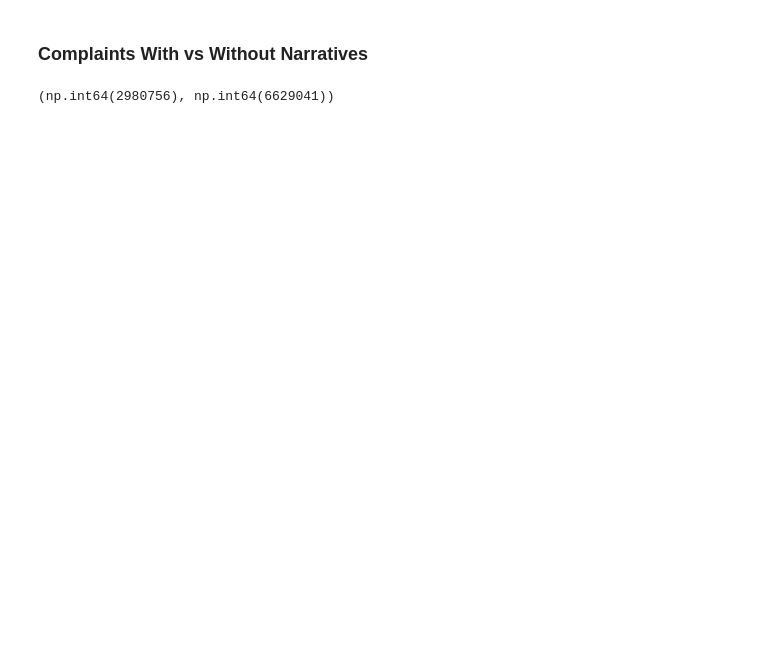
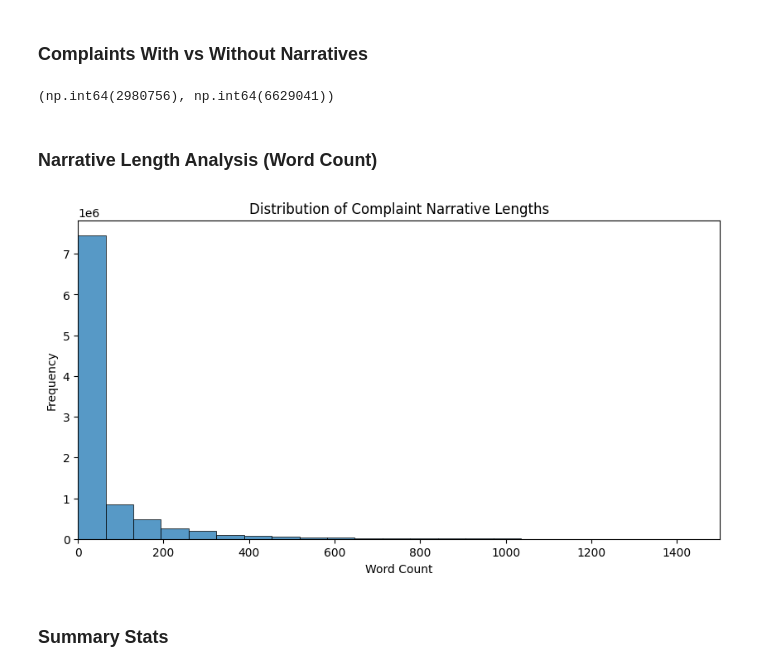
Before and after one commit to Abrhammmo/Complaint-Analysis-for-Financial-Services, a Jupyter notebook: notebooks/compliant-EDA.ipynb, the cells around one changed output. Drawn from its saved outputs; the diff is of its cells as text; code cells hidden in the pictures; blank space fills up the shorter version.

```diff
--- a/notebooks/compliant-EDA.ipynb
+++ b/notebooks/compliant-EDA.ipynb
@@ -80,3 +94,24 @@ without_narrative = df.shape[0] - with_narrative
 with_narrative, without_narrative
 # %% [output]
 (np.int64(2980756), np.int64(6629041))
+# %% [markdown]
+### Narrative Length Analysis (Word Count)
+# %%
+df["narrative_word_count"] = (
+    df["Consumer complaint narrative"]
+    .fillna("")
+    .apply(lambda x: len(x.split()))
+)
+# Visualize the distribution of complaint narrative lengths
+
+plt.figure(figsize=(10, 5))
+sns.histplot(df["narrative_word_count"], bins=100)
+plt.title("Distribution of Complaint Narrative Lengths")
+plt.xlabel("Word Count")
+plt.ylabel("Frequency")
+plt.xlim(0, 1500)
+plt.show()
+# %% [output]
+[figure, added]
+# %% [markdown]
+### Summary Stats
```
Also changed, not shown: parts of 24 cells of this notebook.
